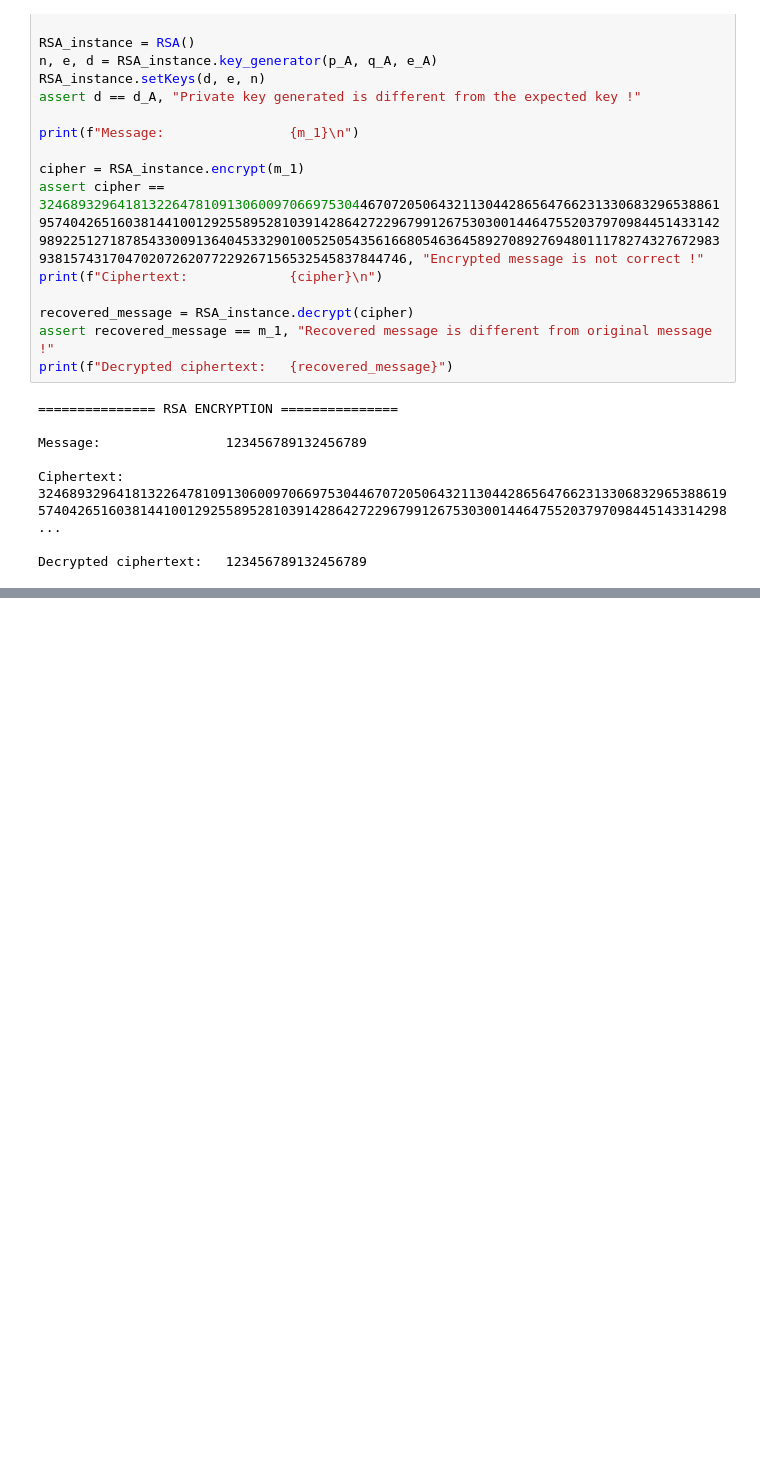
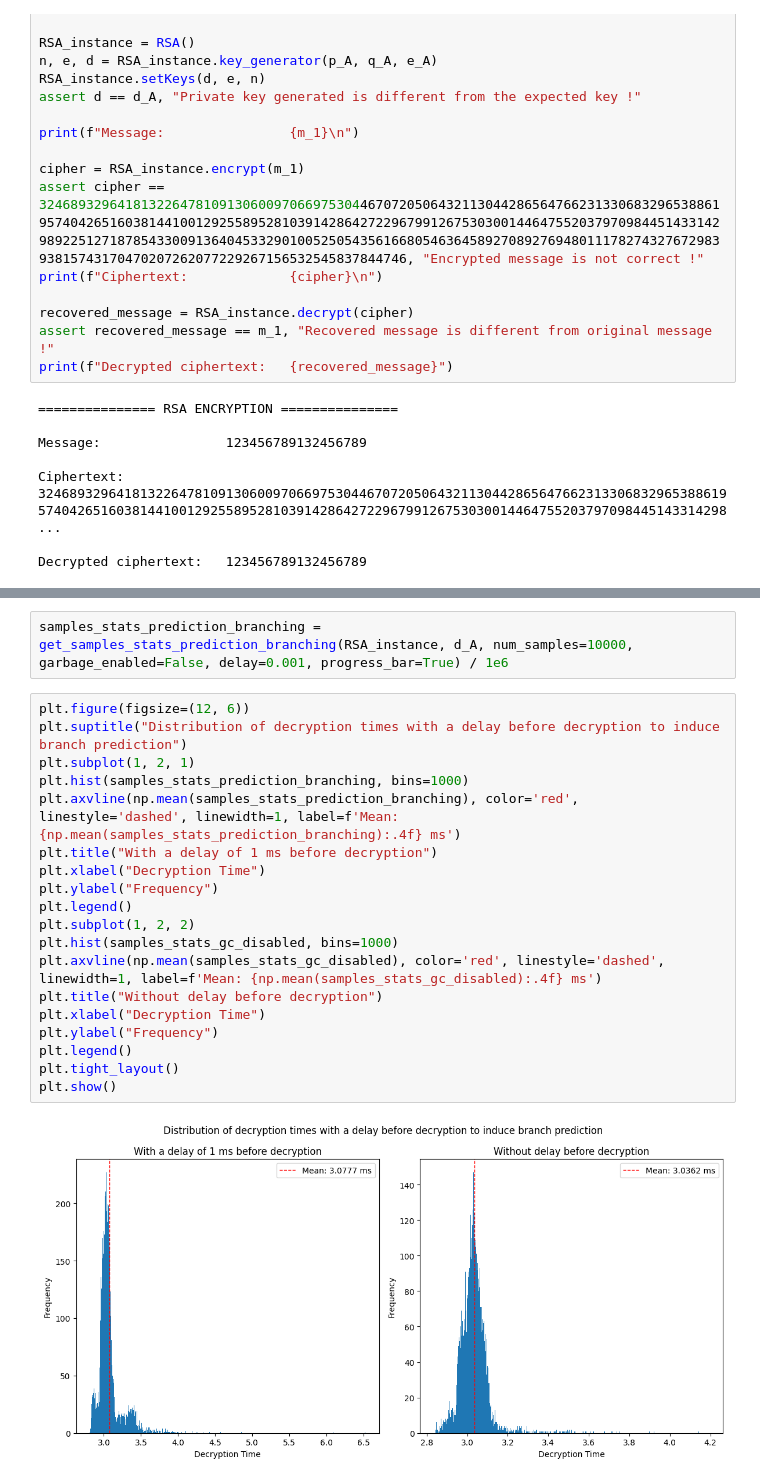
Before and after one commit to Arkanthara/advanced_security, a Jupyter notebook: code/rsa_timing_attack.ipynb, the cells around one changed output, grey strips where cells are left out. Cells and saved outputs as stored; diff of their text form; blank space fills up the shorter version.

```diff
--- a/code/rsa_timing_attack.ipynb
+++ b/code/rsa_timing_attack.ipynb
@@ -361,0 +517,23 @@ Candidate key: 13181, Variance: 4301972259.56, Error rate: 70.00%
+# %%
+samples_stats_prediction_branching = get_samples_stats_prediction_branching(RSA_instance, d_A, num_samples=10000, garbage_enabled=False, delay=0.001, progress_bar=True) / 1e6
+# %%
+plt.figure(figsize=(12, 6))
+plt.suptitle("Distribution of decryption times with a delay before decryption to induce branch prediction")
+plt.subplot(1, 2, 1)
+plt.hist(samples_stats_prediction_branching, bins=1000)
+plt.axvline(np.mean(samples_stats_prediction_branching), color='red', linestyle='dashed', linewidth=1, label=f'Mean: {np.mean(samples_stats_prediction_branching):.4f} ms')
+plt.title("With a delay of 1 ms before decryption")
+plt.xlabel("Decryption Time")
+plt.ylabel("Frequency")
+plt.legend()
+plt.subplot(1, 2, 2)
+plt.hist(samples_stats_gc_disabled, bins=1000)
+plt.axvline(np.mean(samples_stats_gc_disabled), color='red', linestyle='dashed', linewidth=1, label=f'Mean: {np.mean(samples_stats_gc_disabled):.4f} ms')
+plt.title("Without delay before decryption")
+plt.xlabel("Decryption Time")
+plt.ylabel("Frequency")
+plt.legend()
+plt.tight_layout()
+plt.show()
+# %% [output]
+[figure, added]
```
Also changed, not shown: parts of 19 cells of this notebook.
